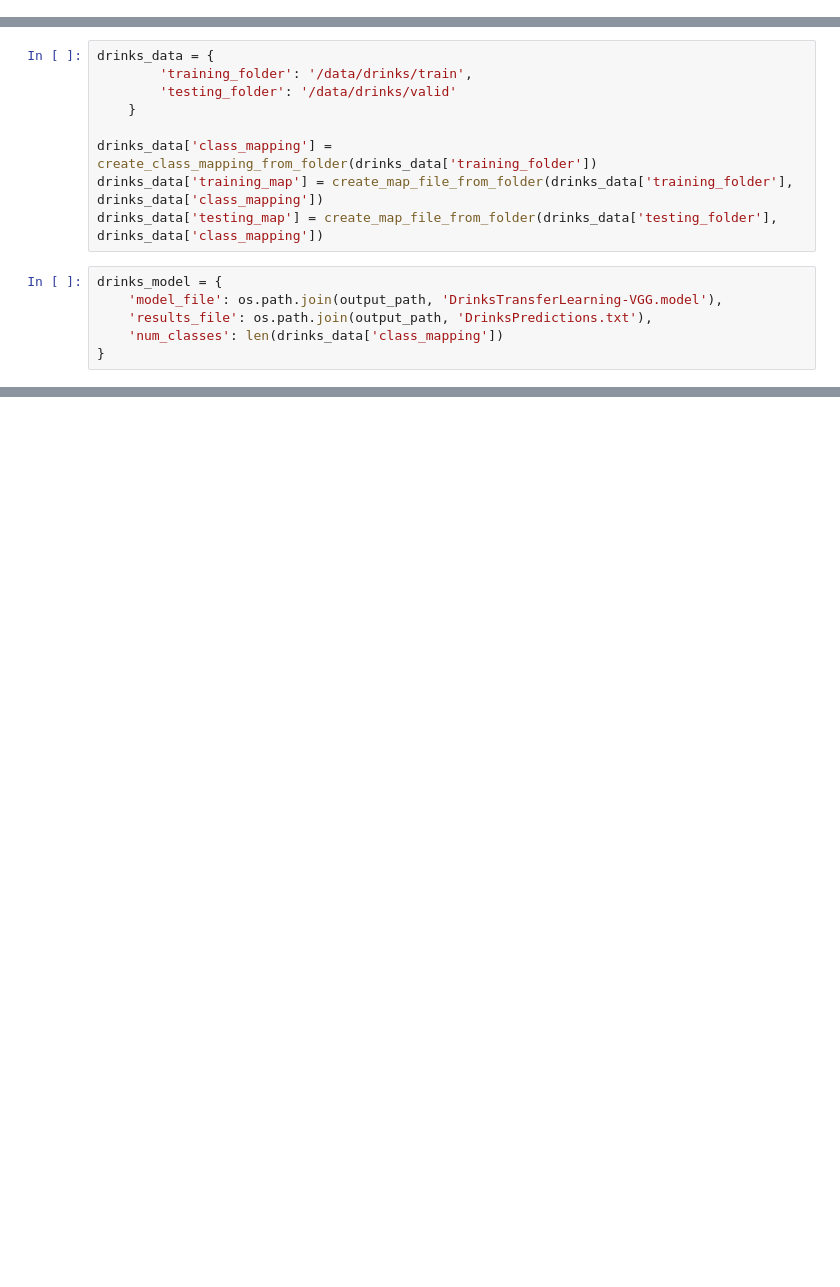
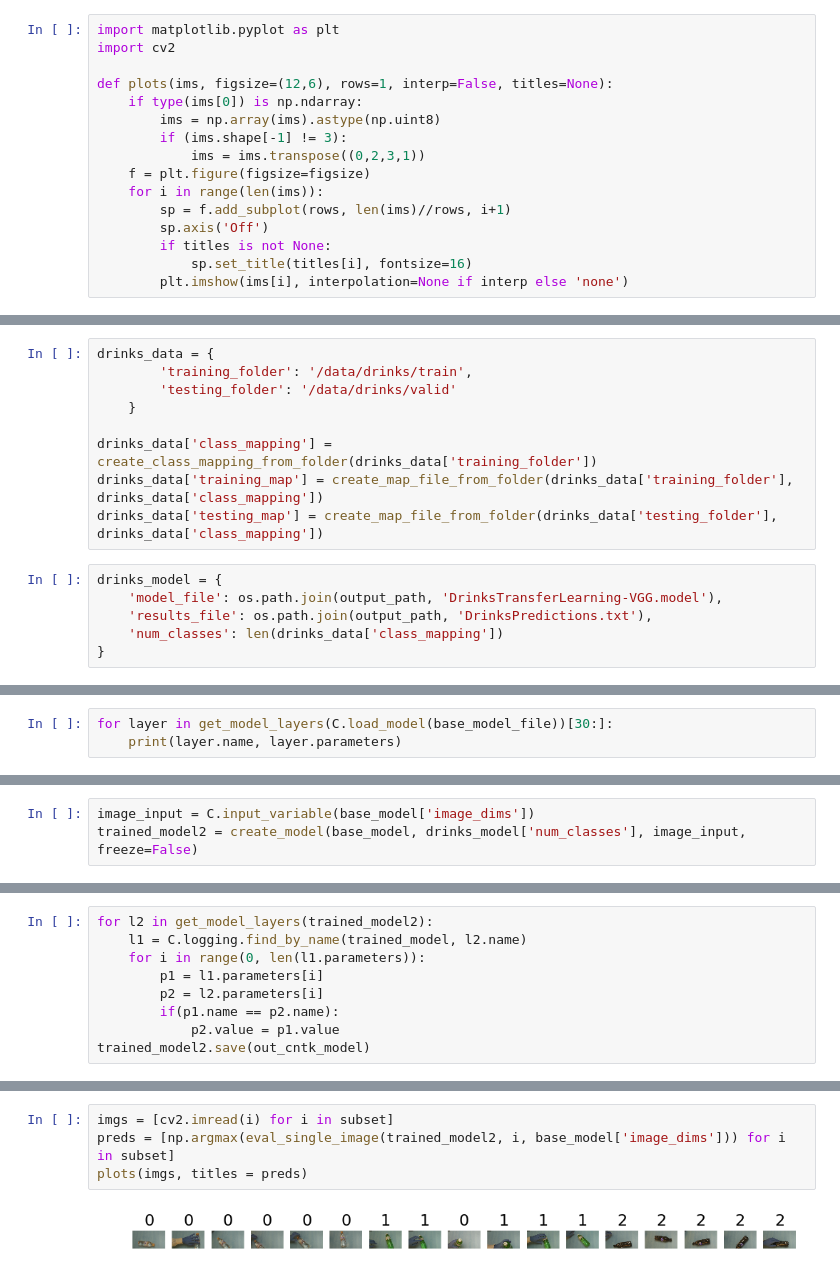
Before and after one commit to algattik/embedded-learning-data-science, a Jupyter notebook: notebooks/2-train-model-cntk.ipynb, the cells around one changed output, grey strips where cells are left out. Cells and saved outputs as stored; diff of their text form; blank space fills up the shorter version.

Commit message:
Workaround for issue that ELL importer requires those parameters to be present

```diff
--- a/notebooks/2-train-model-cntk.ipynb
+++ b/notebooks/2-train-model-cntk.ipynb
@@ -239,0 +264,16 @@ def eval_test_images(loaded_model, output_file, test_map_file, image_dims, max_i
+# %%
+import matplotlib.pyplot as plt
+import cv2
+
+def plots(ims, figsize=(12,6), rows=1, interp=False, titles=None):
+    if type(ims[0]) is np.ndarray:
+        ims = np.array(ims).astype(np.uint8)
+        if (ims.shape[-1] != 3):
+            ims = ims.transpose((0,2,3,1))
+    f = plt.figure(figsize=figsize)
+    for i in range(len(ims)):
+        sp = f.add_subplot(rows, len(ims)//rows, i+1)
+        sp.axis('Off')
+        if titles is not None:
+            sp.set_title(titles[i], fontsize=16)
+        plt.imshow(ims[i], interpolation=None if interp else 'none')
@@ -343,0 +386,3 @@ Done. Wrote output to ./temp/Output/DrinksPredictions.txt
+# %%
+for layer in get_model_layers(C.load_model(base_model_file))[30:]:
+    print(layer.name, layer.parameters)
@@ -343,0 +414,3 @@ Done. Wrote output to ./temp/Output/DrinksPredictions.txt
+# %%
+image_input = C.input_variable(base_model['image_dims'])
+trained_model2 = create_model(base_model, drinks_model['num_classes'], image_input, freeze=False)
@@ -343,0 +419,9 @@ Done. Wrote output to ./temp/Output/DrinksPredictions.txt
+# %%
+for l2 in get_model_layers(trained_model2):
+    l1 = C.logging.find_by_name(trained_model, l2.name)
+    for i in range(0, len(l1.parameters)):
+        p1 = l1.parameters[i]
+        p2 = l2.parameters[i]
+        if(p1.name == p2.name):
+            p2.value = p1.value
+trained_model2.save(out_cntk_model)
@@ -343,0 +441,6 @@ Done. Wrote output to ./temp/Output/DrinksPredictions.txt
+# %%
+imgs = [cv2.imread(i) for i in subset]
+preds = [np.argmax(eval_single_image(trained_model2, i, base_model['image_dims'])) for i in subset]
+plots(imgs, titles = preds)
+# %% [output]
+[figure, added]
```
Also changed, not shown: parts of 34 cells of this notebook, 2 other files.
